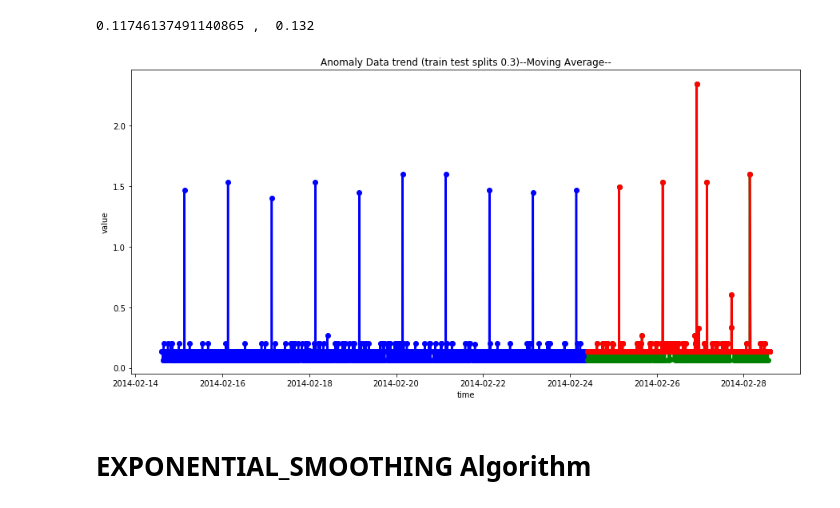
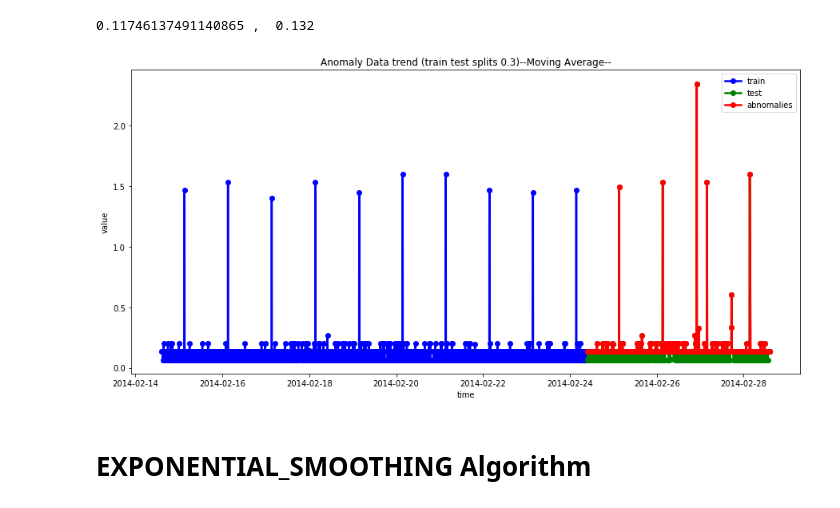
Before and after one commit to intuit/foremast-brain, a Jupyter notebook: src/jupyter_notebooks/Foremast-Brain-Algorithms.ipynb, the cells around one changed output. Drawn from its saved outputs; the diff is of its cells as text; code cells hidden in the pictures.

```diff
--- a/src/jupyter_notebooks/Foremast-Brain-Algorithms.ipynb
+++ b/src/jupyter_notebooks/Foremast-Brain-Algorithms.ipynb
@@ -124,20 +126,17 @@ ts_test, adata_test,flags =detectLowerUpperAnomalies(test, lower_bound , upper_b
 # %%
 plat_test = [date2num(d)  for d in ts_test]
 plt.figure(figsize=(15, 7))
-
-plt.plot_date(plat_train, train.y,color="blue", linewidth=2.5, linestyle="-")
-plt.plot_date(plat_test_origin, test.y,color="green", linewidth=2.5, linestyle="-")
-plt.plot_date(plat_test, adata_test,color="red", linewidth=2.5, linestyle="-")
-
-
-
+plt.plot_date(plat_train, train.y,color="blue", linewidth=2.5, linestyle="-", label='train')
+plt.plot_date(plat_test_origin, test.y,color="green", linewidth=2.5, linestyle="-", label='test')
+plt.plot_date(plat_test, adata_test,color="red", linewidth=2.5, linestyle="-", label='abnomalies')
 
 plt.title('Anomaly Data trend (train test splits 0.3)--Moving Average--')
 plt.xlabel('time')
 plt.ylabel('value')
+plt.legend()
 plt.show()
 # %% [output]
-[figure, old version]
+[figure, new version]
 # %% [markdown]
 # EXPONENTIAL_SMOOTHING Algorithm
 # %%
```
Also changed, not shown: parts of 6 cells of this notebook, 1 other file.
